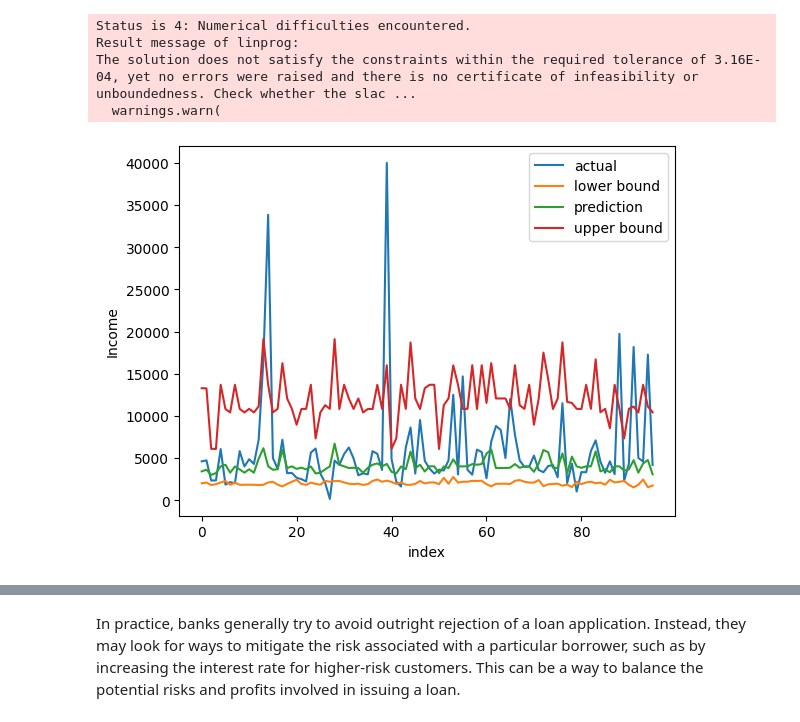
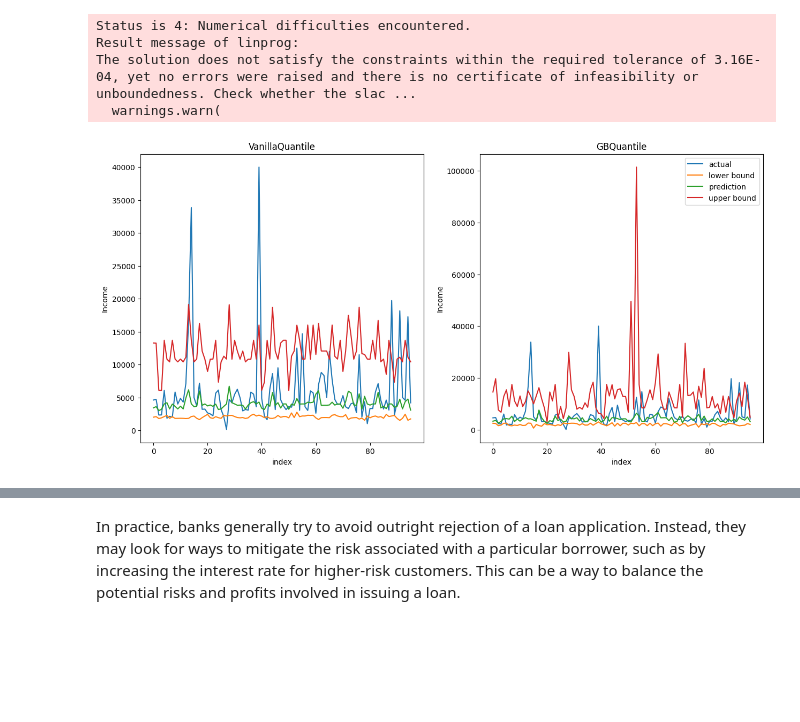
Before and after one commit to nutorbit/uncertainty-modeling, a Jupyter notebook: notebooks/01_proxy_income.ipynb, the cells around one changed output, grey strips where cells are left out. Saved outputs shown, nothing was run; the diff lists cells and outputs as text; code cells hidden in the pictures; blank space fills up the shorter version.

```diff
--- a/notebooks/01_proxy_income.ipynb
+++ b/notebooks/01_proxy_income.ipynb
@@ -69,8 +83,8 @@ train_encoded, encoder = encode_all(
     target="ApplicantIncome"
 )
 # %%
-model = VanillaQuantileRegression()
-_ = model.fit(
+model1 = VanillaQuantileRegression()
+_ = model1.fit(
     train_encoded.drop("ApplicantIncome", axis=1),
     train_encoded["ApplicantIncome"]
 )
@@ -79,6 +93,12 @@ Status is 4: Numerical difficulties encountered.
 Result message of linprog:
 The solution does not satisfy the constraints within the required tolerance of 3.16E-04, yet no errors were raised and there is no certificate of infeasibility or unboundedness. Check whether the slac ...
   warnings.warn(
+# %%
+model2 = VanillaQuantileRegression(mode=2)
+_ = model2.fit(
+    train_encoded.drop("ApplicantIncome", axis=1),
+    train_encoded["ApplicantIncome"]
+)
 # %%
 test_encoded = apply_encoders(
     df=test,
@@ -88,14 +108,26 @@ test_encoded = apply_encoders(
     target="ApplicantIncome"
 )
 # %%
-pred = model.predict(test_encoded.drop("ApplicantIncome", axis=1), False)
+pred1 = model1.predict(test_encoded.drop("ApplicantIncome", axis=1), False)
+pred2 = model2.predict(test_encoded.drop("ApplicantIncome", axis=1), False)
 # %%
-_ = plt.plot(test_encoded["ApplicantIncome"], label="actual")
-_ = plt.plot(pred[:, 0], label="lower bound")
-_ = plt.plot(pred[:, 1], label="prediction")
-_ = plt.plot(pred[:, 2], label="upper bound")
-_ = plt.ylabel("Income")
-_ = plt.xlabel("index")
+fig, ax = plt.subplots(figsize=(15, 7), ncols=2)
+
+_ = ax[0].plot(test_encoded["ApplicantIncome"], label="actual")
+_ = ax[0].plot(pred1[:, 0], label="lower bound")
+_ = ax[0].plot(pred1[:, 1], label="prediction")
+_ = ax[0].plot(pred1[:, 2], label="upper bound")
+_ = ax[0].set_title("VanillaQuantile")
+_ = ax[0].set_ylabel("Income")
+_ = ax[0].set_xlabel("index")
+
+_ = ax[1].plot(test_encoded["ApplicantIncome"], label="actual")
+_ = ax[1].plot(pred2[:, 0], label="lower bound")
+_ = ax[1].plot(pred2[:, 1], label="prediction")
+_ = ax[1].plot(pred2[:, 2], label="upper bound")
+_ = ax[1].set_title("GBQuantile")
+_ = ax[1].set_ylabel("Income")
+_ = ax[1].set_xlabel("index")
 _ = plt.legend()
 # %% [output]
-[figure, old version]
+[figure, new version]
```
Also changed, not shown: parts of 10 cells of this notebook.
